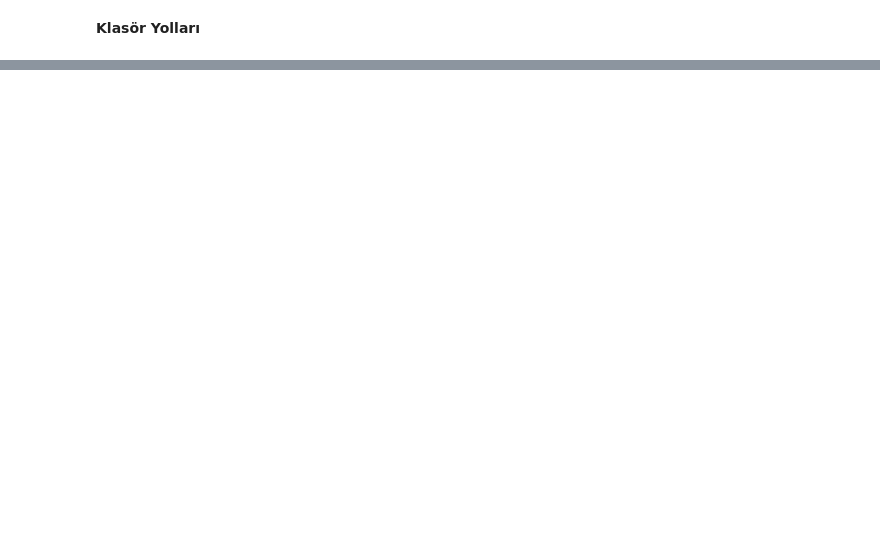
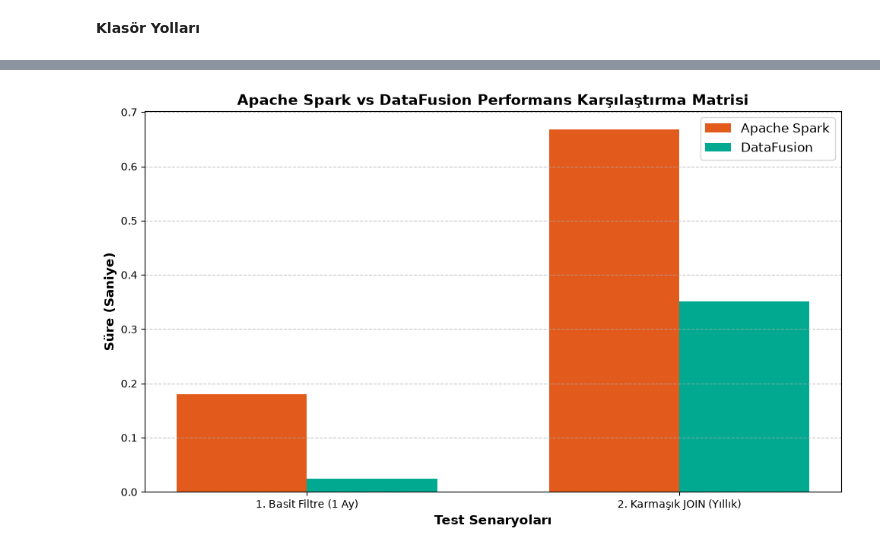
Before and after one commit to nisaklsoglu/NYC-Taxi-Bench, a Jupyter notebook: data_preprocessing.ipynb, the cells around one changed output, grey strips where cells are left out. Cells and saved outputs as stored; diff of their text form; code cells hidden in the pictures; blank space fills up the shorter version.

```diff
--- a/data_preprocessing.ipynb
+++ b/data_preprocessing.ipynb
@@ -90,0 +570,94 @@ print("YELLOW TAXI VERİ SETİ BAŞARIYLA TEMİZLENDİ VE OPTİMİZE EDİLDİ")
+# %%
+import time
+import os
+import pyarrow.dataset as ds
+import pandas as pd
+import matplotlib.pyplot as plt
+from pyspark.sql import functions as F
+
+CLEAN_DATA_PATH = "data/clean/yellow_tripdata_2023/"
+LOOKUP_PATH = "data/raw/taxi_zone_lookup.csv"
+
+# 1. Kapsamlı Karşılaştırma Testleri (Benchmark Suite)
+def run_comprehensive_benchmarks():
+    results = []
+
+    # --- TEST 1: Basit Filtreleme ve Agregasyon (1 Aylık Veri Filtresi) ---
+    print("[Test 1] 1 Aylık Veri Filtreleme Testi Başlıyor...")
+
+    # Spark 1 Aylık (Filtreleme yoluyla)
+    t0 = time.perf_counter()
+    sdf = spark.read.parquet(CLEAN_DATA_PATH)
+    res_s1 = sdf.filter((F.col("pickup_month") == 1) & (F.col("PULocationID") == 132)).agg(F.count("*")).toPandas()
+    t_spark_1 = time.perf_counter() - t0
+    results.append({"Test": "1. Basit Filtre (1 Ay)", "Engine": "Apache Spark", "Time_sec": t_spark_1})
+
+    # DataFusion 1 Aylık (Filtreleme yoluyla)
+    t0 = time.perf_counter()
+    table_name = f"jan_taxi_{int(time.time())}"
+    dataset = ds.dataset(CLEAN_DATA_PATH, format="parquet", partitioning="hive")
+    ctx.register_dataset(table_name, dataset)
+    res_df1 = ctx.sql(f'SELECT COUNT(*) FROM {table_name} WHERE "pickup_month" = 1 AND "PULocationID" = 132').to_pandas()
+    t_df_1 = time.perf_counter() - t0
+    results.append({"Test": "1. Basit Filtre (1 Ay)", "Engine": "DataFusion", "Time_sec": t_df_1})
+
+    # --- TEST 2: Karmaşık Join ve Agregasyon (Yıllık Veri) ---
+    print("[Test 2] Yıllık Veri ile Karmaşık JOIN Testi Başlıyor...")
+
+    # Spark Yıllık Join
+    t0 = time.perf_counter()
+    sdf_all = spark.read.parquet(CLEAN_DATA_PATH)
+    lookup_df = spark.read.csv(LOOKUP_PATH, header=True, inferSchema=True)
+    res_s2 = (sdf_all
+        .join(F.broadcast(lookup_df), sdf_all.PULocationID == lookup_df.LocationID, "inner")
+        .groupBy("Zone").agg(F.count("*").alias("cnt"))
+        .toPandas())
+    t_spark_2 = time.perf_counter() - t0
+    results.append({"Test": "2. Karmaşık JOIN (Yıllık)", "Engine": "Apache Spark", "Time_sec": t_spark_2})
+
+    # DataFusion Yıllık Join
+    t0 = time.perf_counter()
+    year_table = f"year_taxi_{int(time.time())}"
+    zone_table = f"zone_lookup_{int(time.time())}"
+    dataset_year = ds.dataset(CLEAN_DATA_PATH, format="parquet", partitioning="hive")
+    ctx.register_dataset(year_table, dataset_year)
+    ctx.register_csv(zone_table, LOOKUP_PATH)
+
+    query = f"""
+        SELECT tz."Zone", COUNT(*) as cnt
+        FROM {year_table} ct
+        JOIN {zone_table} tz ON ct."PULocationID" = tz."LocationID"
+        GROUP BY tz."Zone"
+    """
+    res_df2 = ctx.sql(query).to_pandas()
+    t_df_2 = time.perf_counter() - t0
+    results.append({"Test": "2. Karmaşık JOIN (Yıllık)", "Engine": "DataFusion", "Time_sec": t_df_2})
+
+    return pd.DataFrame(results)
+
+# Benchmark Verisini Üret
+df_benchmarks = run_comprehensive_benchmarks()
+display(df_benchmarks)
+
+# 2. Sonuçları Grafikleştirme (Visualization)
+plt.figure(figsize=(10, 6))
+tests = df_benchmarks["Test"].unique()
+x = range(len(tests))
+width = 0.35
+
+spark_times = df_benchmarks[df_benchmarks["Engine"] == "Apache Spark"]["Time_sec"].values
+df_times = df_benchmarks[df_benchmarks["Engine"] == "DataFusion"]["Time_sec"].values
+
+plt.bar([i - width/2 for i in x], spark_times, width, label='Apache Spark', color='#E25A1C')
+plt.bar([i + width/2 for i in x], df_times, width, label='DataFusion', color='#00A98F')
+
+plt.xlabel('Test Senaryoları', fontweight='bold', fontsize=12)
+plt.ylabel('Süre (Saniye)', fontweight='bold', fontsize=12)
+plt.title('Apache Spark vs DataFusion Performans Karşılaştırma Matrisi', fontweight='bold', fontsize=14)
+plt.xticks(x, tests, fontsize=10)
+plt.legend(fontsize=12)
+plt.grid(axis='y', linestyle='--', alpha=0.7)
+
+plt.tight_layout()
+plt.show()
+# %% [output]
@@ -90,0 +671 @@ print("YELLOW TAXI VERİ SETİ BAŞARIYLA TEMİZLENDİ VE OPTİMİZE EDİLDİ")
+[figure, added]
```
Also changed, not shown: parts of 43 cells of this notebook, 2 other files.
